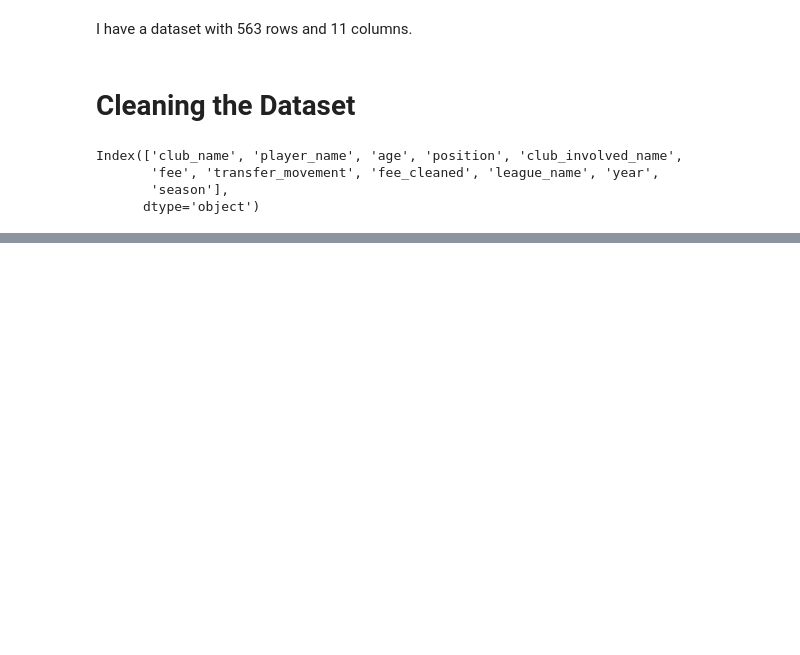
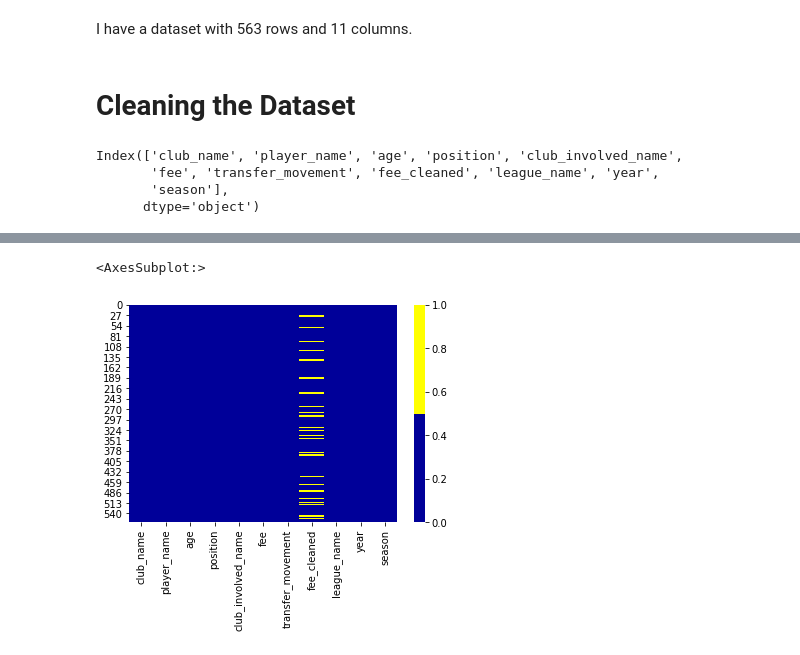
Before and after one commit to santhart97/PremierLeague-Pipeline, a Jupyter notebook: Cleaning.ipynb, the cells around one changed output, grey strips where cells are left out. Cells and saved outputs as stored; diff of their text form; code cells hidden in the pictures; blank space fills up the shorter version.

```diff
--- a/Cleaning.ipynb
+++ b/Cleaning.ipynb
@@ -6,6 +8,6 @@ import func as fc
 # %%
-data = pd.read_csv("../desktop/Premier.csv", encoding="latin1")
-data.head(15)
+prem = pd.read_csv("../desktop/Premier.csv", encoding="latin1")
+prem.head(15)
 # %% [output]
 |  | club_name | player_name | age | position | club_involved_name | fee | transfer_movement | ... |
 | 0 | Manchester City | Rodri | 23 | Defensive Midfield | AtlÃ©tico Madrid | Â£63.00m | in | ... |
@@ -44,0 +127,7 @@ AttributeError: module 'func' has no attribute 'cleaning_data'
+# %%
+cols = prem.columns # first 30 columns
+colours = ['#000099', '#ffff00'] # specify the colours - yellow is missing. blue is not missing.
+sns.heatmap(prem[cols].isnull(), cmap=sns.color_palette(colours))
+# %% [output]
+<AxesSubplot:>
+[figure, added]
```
Also changed, not shown: parts of 11 cells of this notebook.
